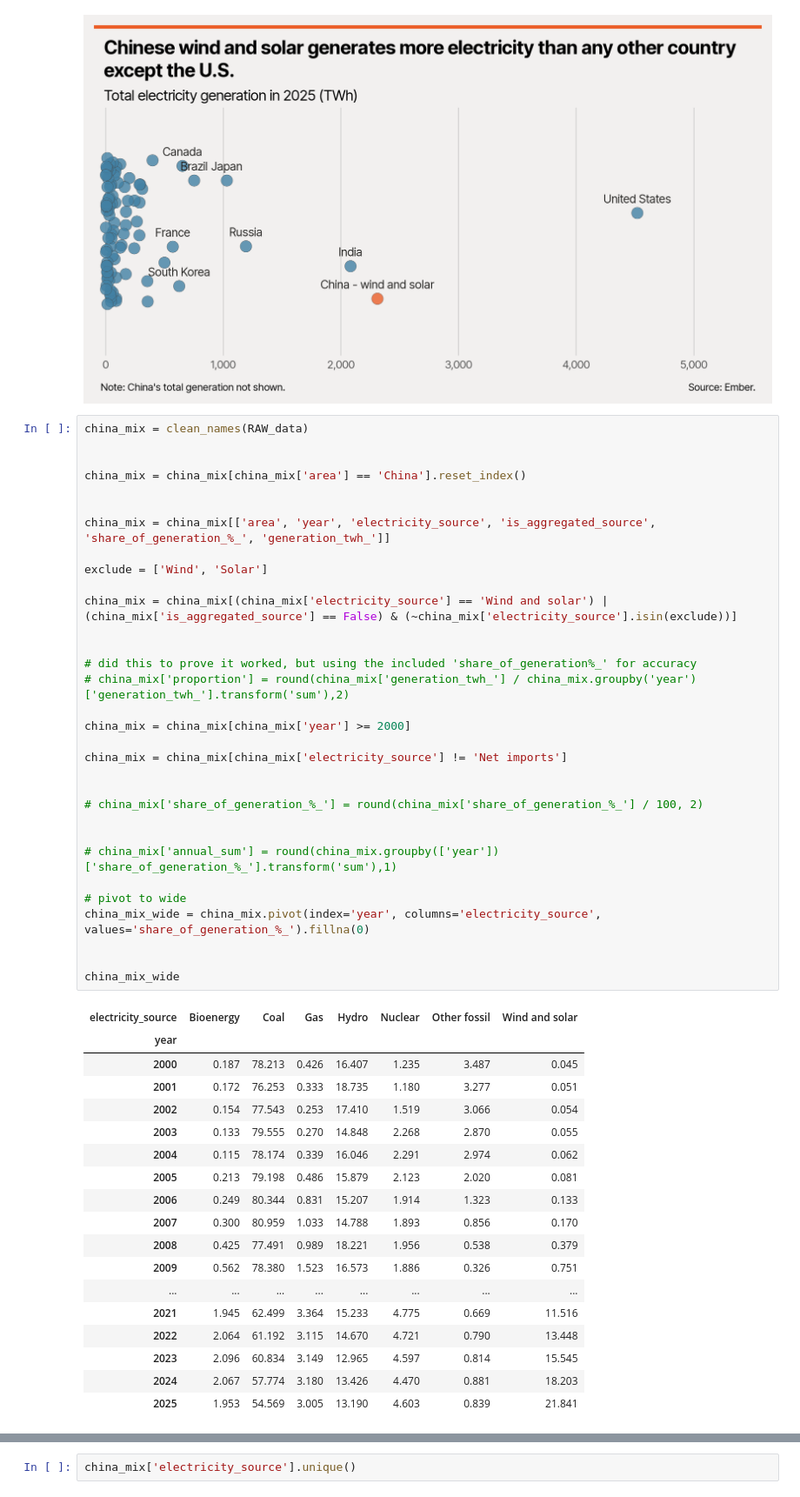
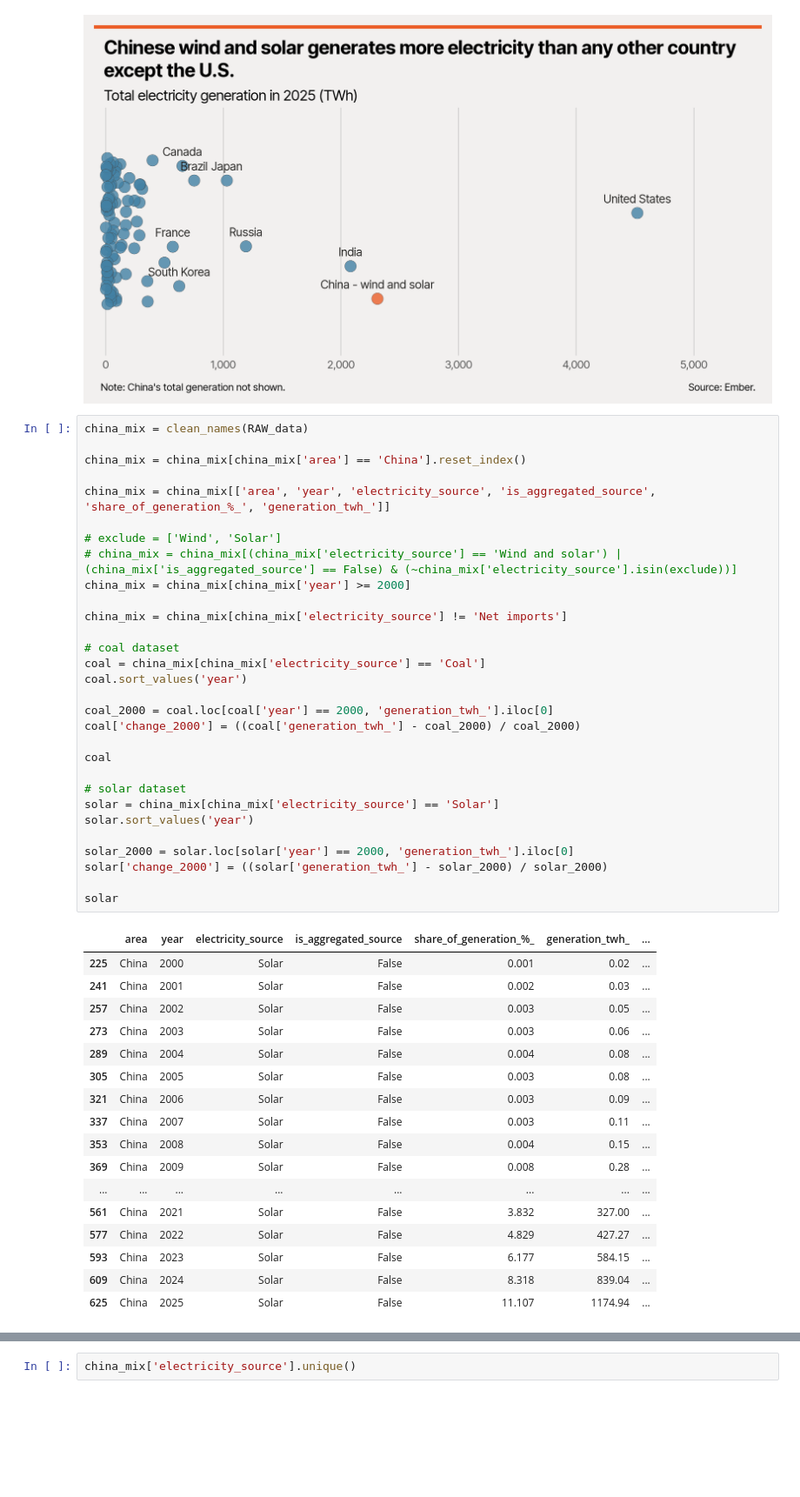
Before and after one commit to TurnerHaa/chinaEnergy, a Jupyter notebook: chinaEnergy.ipynb, the cells around one changed output, grey strips where cells are left out. Shown at 87% size. Saved outputs shown, nothing was run; the diff lists cells and outputs as text; blank space fills up the shorter version.

```diff
--- a/chinaEnergy.ipynb
+++ b/chinaEnergy.ipynb
@@ -190,54 +190,51 @@ plt.show()
 # %%
 china_mix = clean_names(RAW_data)
 
-
 china_mix = china_mix[china_mix['area'] == 'China'].reset_index()
-
 
 china_mix = china_mix[['area', 'year', 'electricity_source', 'is_aggregated_source', 'share_of_generation_%_', 'generation_twh_']]
 
-exclude = ['Wind', 'Solar']
-
-china_mix = china_mix[(china_mix['electricity_source'] == 'Wind and solar') | (china_mix['is_aggregated_source'] == False) & (~china_mix['electricity_source'].isin(exclude))]
-
-
-# did this to prove it worked, but using the included 'share_of_generation%_' for accuracy
-# china_mix['proportion'] = round(china_mix['generation_twh_'] / china_mix.groupby('year')['generation_twh_'].transform('sum'),2)
-
+# exclude = ['Wind', 'Solar']
+# china_mix = china_mix[(china_mix['electricity_source'] == 'Wind and solar') | (china_mix['is_aggregated_source'] == False) & (~china_mix['electricity_source'].isin(exclude))]
 china_mix = china_mix[china_mix['year'] >= 2000]
 
 china_mix = china_mix[china_mix['electricity_source'] != 'Net imports']
 
+# coal dataset
+coal = china_mix[china_mix['electricity_source'] == 'Coal']
+coal.sort_values('year')
 
-# china_mix['share_of_generation_%_'] = round(china_mix['share_of_generation_%_'] / 100, 2)
+coal_2000 = coal.loc[coal['year'] == 2000, 'generation_twh_'].iloc[0]
+coal['change_2000'] = ((coal['generation_twh_'] - coal_2000) / coal_2000)
 
+coal
 
-# china_mix['annual_sum'] = round(china_mix.groupby(['year'])['share_of_generation_%_'].transform('sum'),1)
+# solar dataset
+solar = china_mix[china_mix['electricity_source'] == 'Solar']
+solar.sort_values('year')
 
-# pivot to wide
-china_mix_wide = china_mix.pivot(index='year', columns='electricity_source', values='share_of_generation_%_').fillna(0)
+solar_2000 = solar.loc[solar['year'] == 2000, 'generation_twh_'].iloc[0]
+solar['change_2000'] = ((solar['generation_twh_'] - solar_2000) / solar_2000)
 
-
-china_mix_wide
+solar
 # %% [output]
-| electricity_source | Bioenergy | Coal | Gas | Hydro | Nuclear | Other fossil | Wind and solar |
-| year |  |  |  |  |  |  |  |
-| 2000 | 0.187 | 78.213 | 0.426 | 16.407 | 1.235 | 3.487 | 0.045 |
-| 2001 | 0.172 | 76.253 | 0.333 | 18.735 | 1.180 | 3.277 | 0.051 |
-| 2002 | 0.154 | 77.543 | 0.253 | 17.410 | 1.519 | 3.066 | 0.054 |
-| 2003 | 0.133 | 79.555 | 0.270 | 14.848 | 2.268 | 2.870 | 0.055 |
-| 2004 | 0.115 | 78.174 | 0.339 | 16.046 | 2.291 | 2.974 | 0.062 |
-| 2005 | 0.213 | 79.198 | 0.486 | 15.879 | 2.123 | 2.020 | 0.081 |
-| 2006 | 0.249 | 80.344 | 0.831 | 15.207 | 1.914 | 1.323 | 0.133 |
-| 2007 | 0.300 | 80.959 | 1.033 | 14.788 | 1.893 | 0.856 | 0.170 |
-| 2008 | 0.425 | 77.491 | 0.989 | 18.221 | 1.956 | 0.538 | 0.379 |
-| 2009 | 0.562 | 78.380 | 1.523 | 16.573 | 1.886 | 0.326 | 0.751 |
+|  | area | year | electricity_source | is_aggregated_source | share_of_generation_%_ | generation_twh_ | ... |
+| 225 | China | 2000 | Solar | False | 0.001 | 0.02 | ... |
+| 241 | China | 2001 | Solar | False | 0.002 | 0.03 | ... |
+| 257 | China | 2002 | Solar | False | 0.003 | 0.05 | ... |
+| 273 | China | 2003 | Solar | False | 0.003 | 0.06 | ... |
+| 289 | China | 2004 | Solar | False | 0.004 | 0.08 | ... |
+| 305 | China | 2005 | Solar | False | 0.003 | 0.08 | ... |
+| 321 | China | 2006 | Solar | False | 0.003 | 0.09 | ... |
+| 337 | China | 2007 | Solar | False | 0.003 | 0.11 | ... |
+| 353 | China | 2008 | Solar | False | 0.004 | 0.15 | ... |
+| 369 | China | 2009 | Solar | False | 0.008 | 0.28 | ... |
 | ... | ... | ... | ... | ... | ... | ... | ... |
-| 2021 | 1.945 | 62.499 | 3.364 | 15.233 | 4.775 | 0.669 | 11.516 |
-| 2022 | 2.064 | 61.192 | 3.115 | 14.670 | 4.721 | 0.790 | 13.448 |
-| 2023 | 2.096 | 60.834 | 3.149 | 12.965 | 4.597 | 0.814 | 15.545 |
-| 2024 | 2.067 | 57.774 | 3.180 | 13.426 | 4.470 | 0.881 | 18.203 |
-| 2025 | 1.953 | 54.569 | 3.005 | 13.190 | 4.603 | 0.839 | 21.841 |
+| 561 | China | 2021 | Solar | False | 3.832 | 327.00 | ... |
+| 577 | China | 2022 | Solar | False | 4.829 | 427.27 | ... |
+| 593 | China | 2023 | Solar | False | 6.177 | 584.15 | ... |
+| 609 | China | 2024 | Solar | False | 8.318 | 839.04 | ... |
+| 625 | China | 2025 | Solar | False | 11.107 | 1174.94 | ... |
 # %%
 # ================================
 # create stacked bar
```
Also changed, not shown: parts of 1 cell of this notebook, 1 other file.
